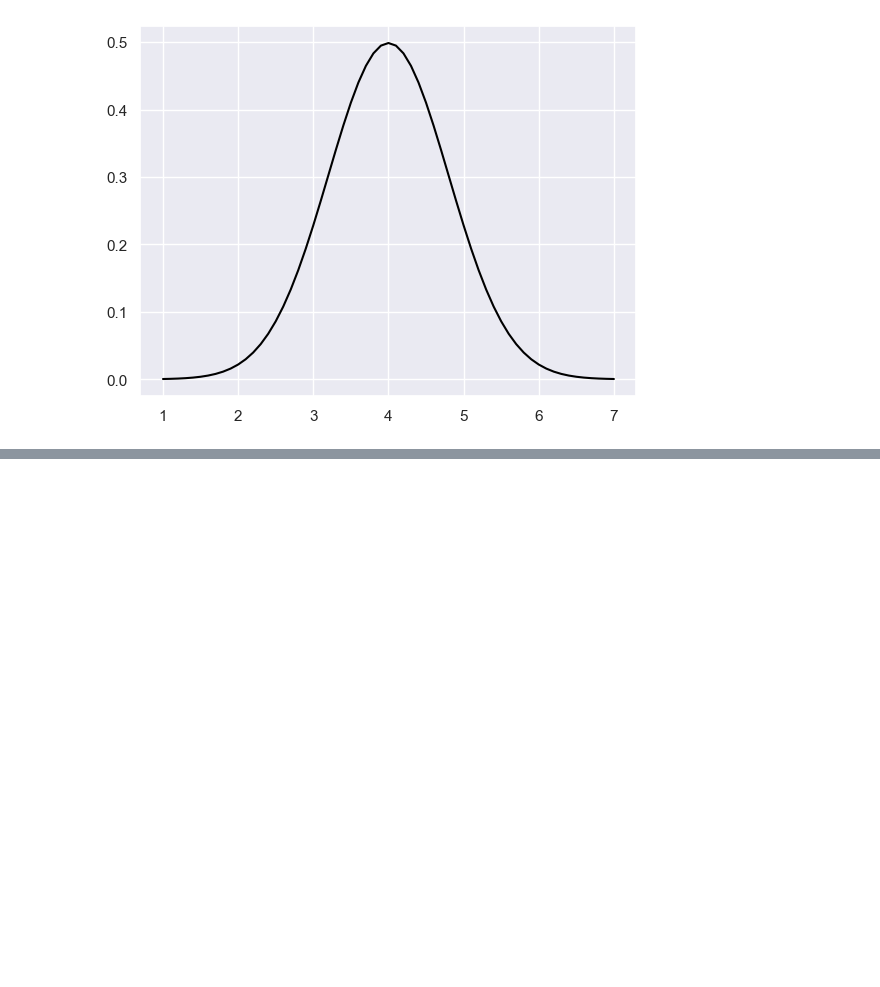
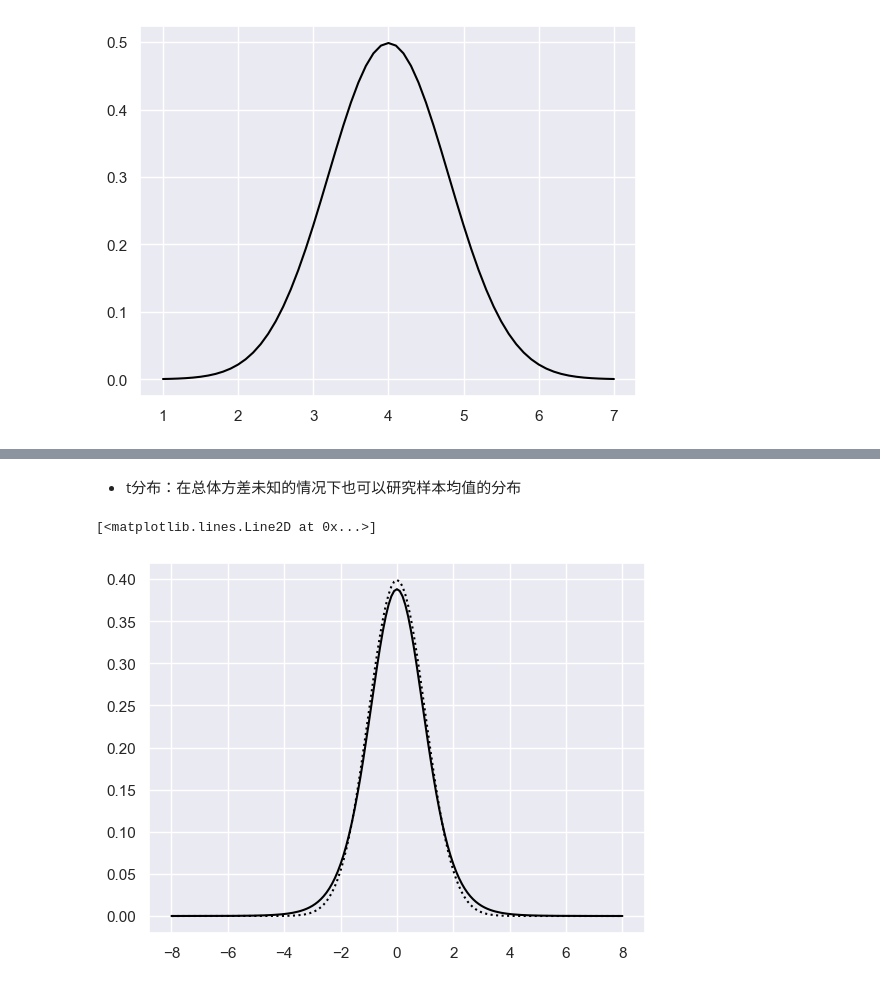
Before and after one commit to richard-ma/weekendProject, a Jupyter notebook: 202405-1statisticsPython/3-6正态分布及其应用.ipynb, the cells around one changed output, grey strips where cells are left out. Drawn from its saved outputs; the diff is of its cells as text; code cells hidden in the pictures; blank space fills up the shorter version.

```diff
--- a/202405-1statisticsPython/3-6正态分布及其应用.ipynb
+++ b/202405-1statisticsPython/3-6正态分布及其应用.ipynb
@@ -51,0 +86,8 @@ plt.plot(
+# %% [markdown]
+* t分布：在总体方差未知的情况下也可以研究样本均值的分布
+# %%
+plt.plot(x, stats.norm.pdf(x=x), color="black", linestyle="dotted")
+plt.plot(x, stats.t.pdf(x=x, df=9), color="black")
+# %% [output]
+[<matplotlib.lines.Line2D at 0x...>]
+[figure, added]
```
Also changed, not shown: parts of 5 cells of this notebook.
